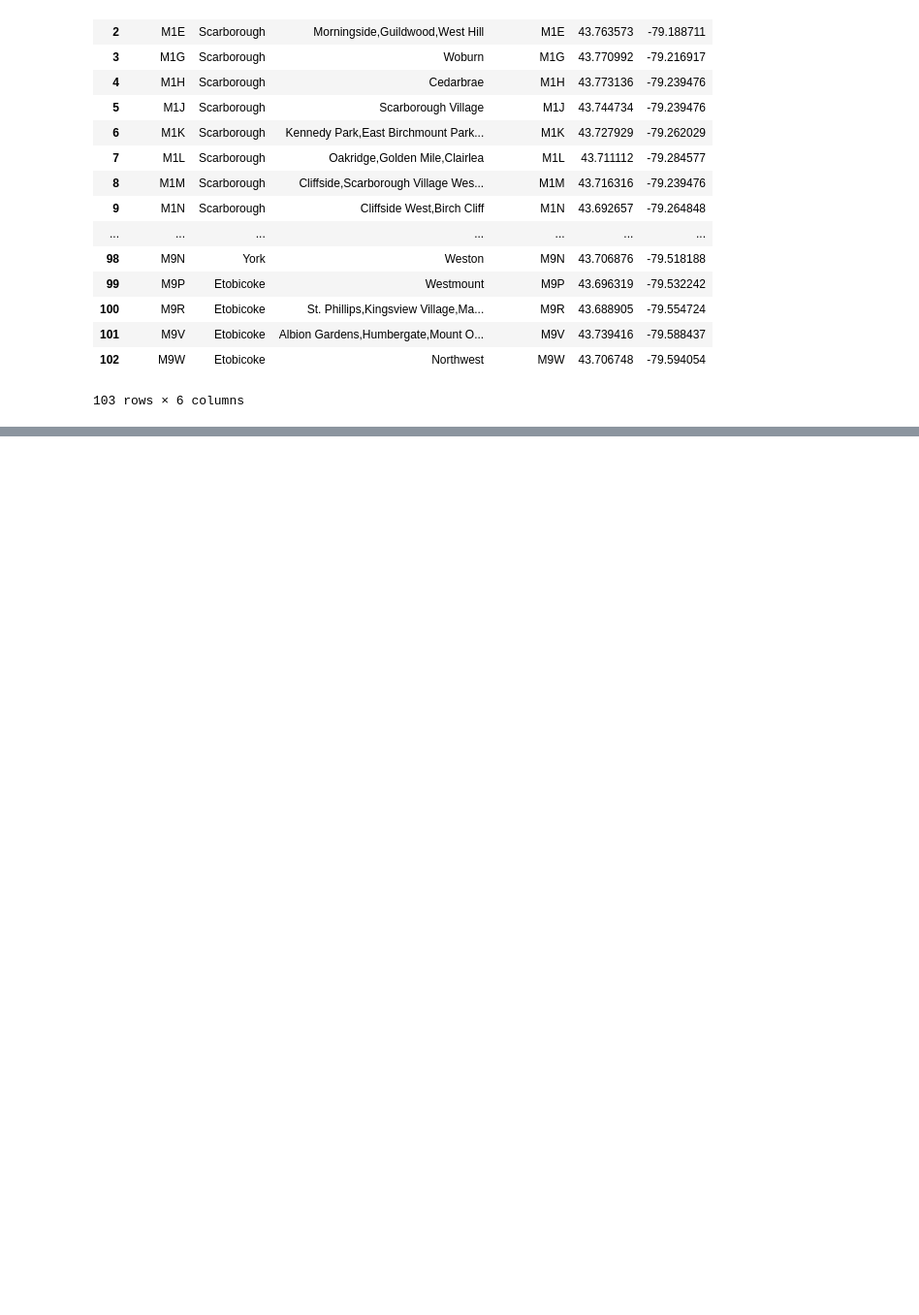
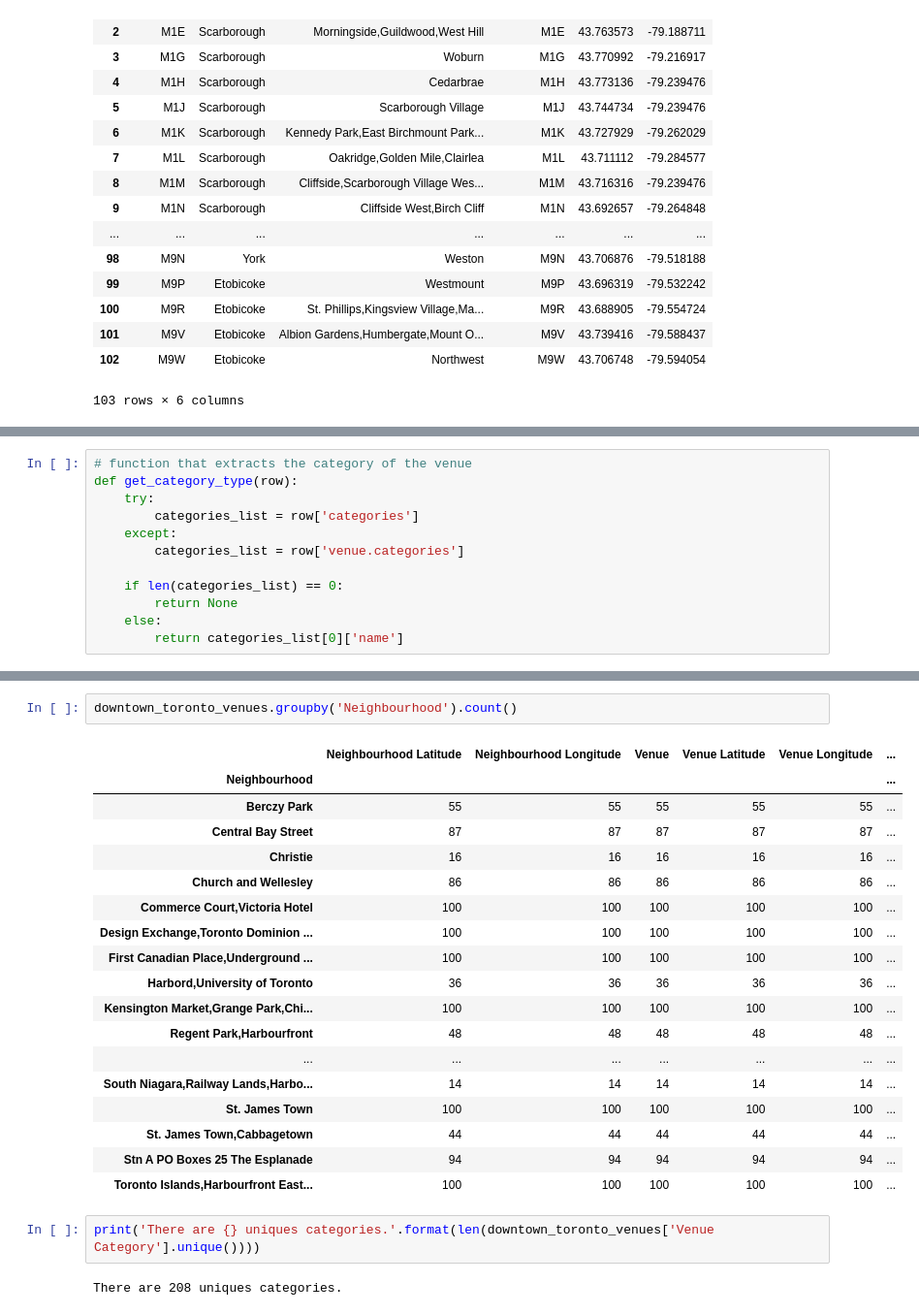
Before and after one commit to huiliijiang/coursera-project, a Jupyter notebook: Toronto.ipynb, the cells around one changed output, grey strips where cells are left out. Shown: that part at 97% size. Cells and saved outputs as stored; diff of their text form; blank space fills up the shorter version.

```diff
--- a/Toronto.ipynb
+++ b/Toronto.ipynb
@@ -59,0 +252,12 @@ df_join
+# %%
+# function that extracts the category of the venue
+def get_category_type(row):
+    try:
+        categories_list = row['categories']
+    except:
+        categories_list = row['venue.categories']
+
+    if len(categories_list) == 0:
+        return None
+    else:
+        return categories_list[0]['name']
@@ -59,0 +357,25 @@ df_join
+# %%
+downtown_toronto_venues.groupby('Neighbourhood').count()
+# %% [output]
+|  | Neighbourhood Latitude | Neighbourhood Longitude | Venue | Venue Latitude | Venue Longitude | ... |
+| Neighbourhood |  |  |  |  |  | ... |
+| Berczy Park | 55 | 55 | 55 | 55 | 55 | ... |
+| Central Bay Street | 87 | 87 | 87 | 87 | 87 | ... |
+| Christie | 16 | 16 | 16 | 16 | 16 | ... |
+| Church and Wellesley | 86 | 86 | 86 | 86 | 86 | ... |
+| Commerce Court,Victoria Hotel | 100 | 100 | 100 | 100 | 100 | ... |
+| Design Exchange,Toronto Dominion ... | 100 | 100 | 100 | 100 | 100 | ... |
+| First Canadian Place,Underground ... | 100 | 100 | 100 | 100 | 100 | ... |
+| Harbord,University of Toronto | 36 | 36 | 36 | 36 | 36 | ... |
+| Kensington Market,Grange Park,Chi... | 100 | 100 | 100 | 100 | 100 | ... |
+| Regent Park,Harbourfront | 48 | 48 | 48 | 48 | 48 | ... |
+| ... | ... | ... | ... | ... | ... | ... |
+| South Niagara,Railway Lands,Harbo... | 14 | 14 | 14 | 14 | 14 | ... |
+| St. James Town | 100 | 100 | 100 | 100 | 100 | ... |
+| St. James Town,Cabbagetown | 44 | 44 | 44 | 44 | 44 | ... |
+| Stn A PO Boxes 25 The Esplanade | 94 | 94 | 94 | 94 | 94 | ... |
+| Toronto Islands,Harbourfront East... | 100 | 100 | 100 | 100 | 100 | ... |
+# %%
+print('There are {} uniques categories.'.format(len(downtown_toronto_venues['Venue Category'].unique())))
+# %% [output]
+There are 208 uniques categories.
```
Also changed, not shown: parts of 26 cells of this notebook.
